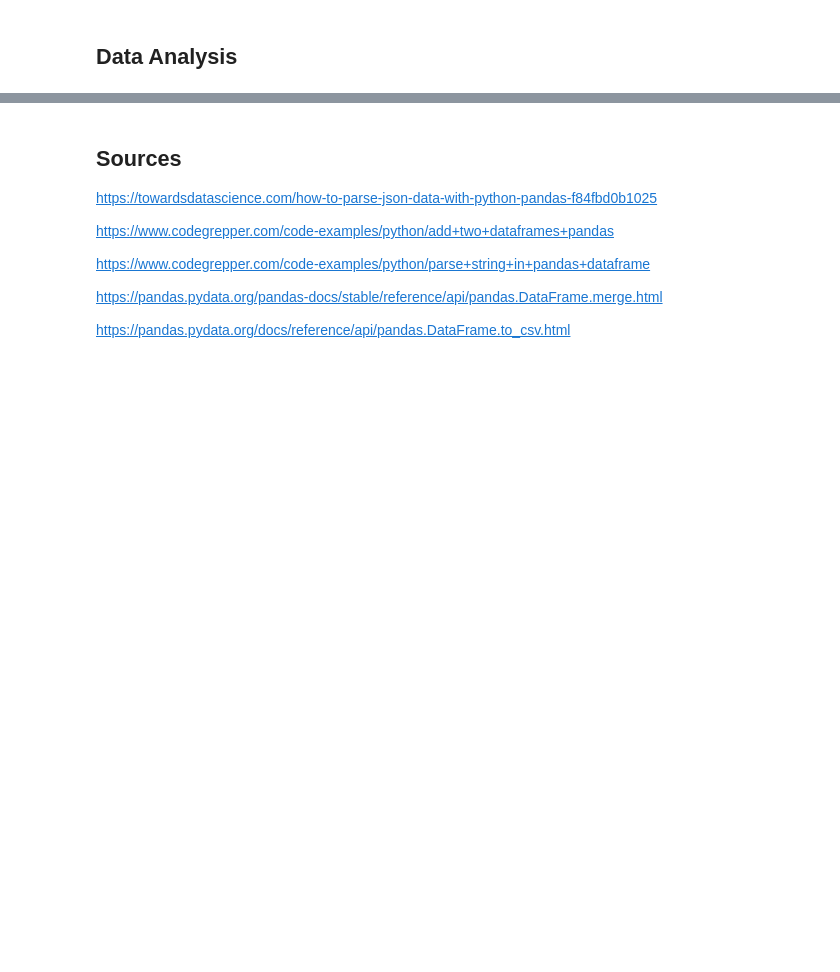
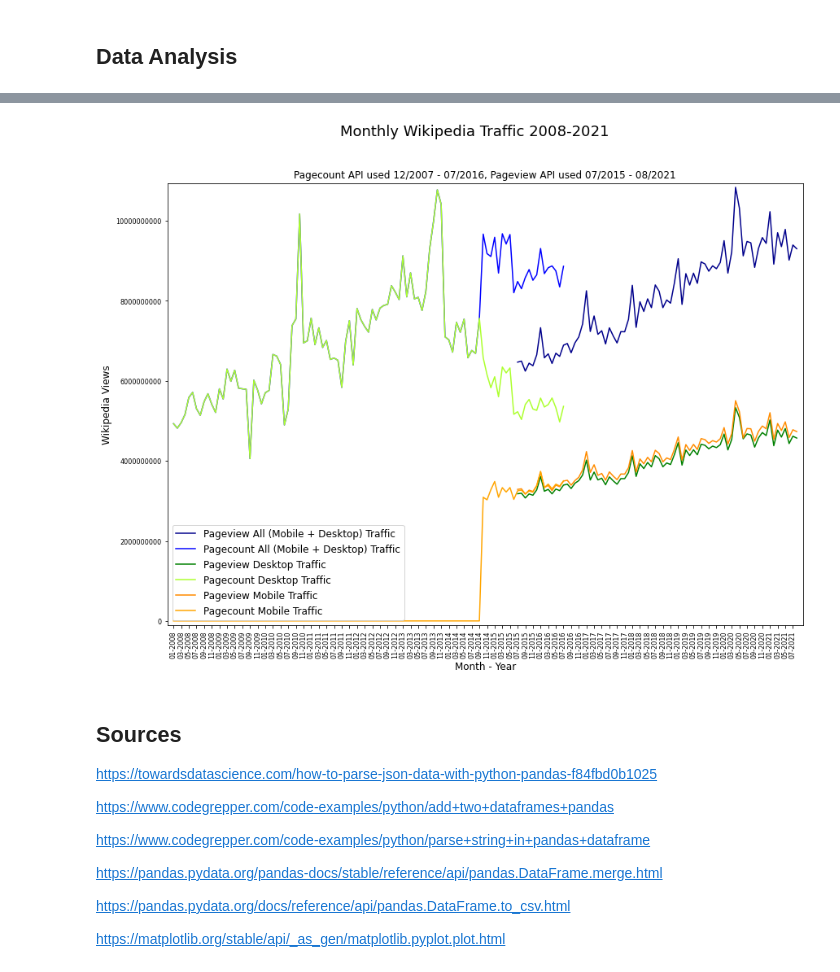
Before and after one commit to aaliyahfiala42/data-512-a1, a Jupyter notebook: hcds-a1-data-curation.ipynb, the cells around one changed output, grey strips where cells are left out. Cells and saved outputs as stored; diff of their text form; code cells hidden in the pictures; blank space fills up the shorter version.

```diff
--- a/hcds-a1-data-curation.ipynb
+++ b/hcds-a1-data-curation.ipynb
@@ -206,8 +215,8 @@ pageviews_mobile_web['views'] = pageviews_mobile_web['views'].fillna(0)
 pageviews_mobile_app['views'] = pageviews_mobile_app['views'].fillna(0)
 pageviews_desktop['views'] = pageviews_desktop['views'].fillna(0)
 
-legacy_mobile['views'] = legacy_mobile['views'].fillna(0)
-legacy_desktop['views'] = legacy_desktop['views'].fillna(0)
+legacy_mobile['count'] = legacy_mobile['count'].fillna(0)
+legacy_desktop['count'] = legacy_desktop['count'].fillna(0)
 # %%
 #removing the following fields as they are not needed for further analysis: agent, granularity, project, and access
 pageviews_mobile_web = pageviews_mobile_web.drop(['agent', 'granularity', 'project', 'access'], axis = 1)
@@ -416,3 +390,48 @@ all_wiki_views.to_csv('en-wikipedia_traffic_200712-202108.csv')
+# %%
+#combining month and year for plot
+all_wiki_views['date'] = all_wiki_views['month'].map(str)+ '-' + all_wiki_views['year'].map(str)
+all_wiki_views['date'] = pd.to_datetime(all_wiki_views['date'], format='%m-%Y').dt.strftime('%m-%Y')
+# %%
+#sorting views by dates for visualization
+all_wiki_views = all_wiki_views.sort_values(by = ['year', 'month'])
+# %%
+#creating visualization
+plt.figure(figsize=(14, 10))
+
+#change font sizes for better visibility
+plt.rc('font', size=12)
+plt.rc('axes', titlesize=12)
+plt.rc('axes', labelsize=12)
+plt.rc('xtick', labelsize=8)
+plt.rc('ytick', labelsize=8)
+plt.rc('legend', fontsize=12)
+plt.rc('figure', titlesize=18)
+
+#plot each line
+plt.plot(all_wiki_views['date'], all_wiki_views['pageview_all_views'], label = 'Pageview All (Mobile + Desktop) Traffic', linestyle = 'solid', color = 'darkblue')
+plt.plot(all_wiki_views['date'], all_wiki_views['pagecount_all_views'], label = 'Pagecount All (Mobile + Desktop) Traffic', linestyle = 'solid', color = 'blue')
+
+plt.plot(all_wiki_views['date'], all_wiki_views['pageview_desktop_views'], label = 'Pageview Desktop Traffic', linestyle = 'solid', color = 'green')
+plt.plot(all_wiki_views['date'], all_wiki_views['pagecount_desktop_views'], label = 'Pagecount Desktop Traffic', linestyle = 'solid', color = 'greenyellow')
+
+plt.plot(all_wiki_views['date'], all_wiki_views['pageview_mobile_views'], label = 'Pageview Mobile Traffic', linestyle = 'solid', color = 'darkorange')
+plt.plot(all_wiki_views['date'], all_wiki_views['pagecount_mobile_views'], label = 'Pagecount Mobile Traffic', linestyle = 'solid', color = 'orange')
+
+#give everything a label
+plt.legend()
+plt.suptitle('Monthly Wikipedia Traffic 2008-2021')
+plt.title('Pagecount API used 12/2007 - 07/2016, Pageview API used 07/2015 - 08/2021')
+plt.ylabel('Wikipedia Views')
+plt.xlabel('Month - Year')
+
+#format axises for better legibilty
+plt.ticklabel_format(axis = 'y', style = 'plain') #remove scientific notation
+plt.xticks(all_wiki_views['date'][::2],  rotation= 90) # rotate and display every other month label
+plt.margins(0.01) #add margins
+
+plt.show()
+# %% [output]
+[figure, added]
 # %% [markdown]
 ## Sources
 
@@ -425,3 +444,5 @@ https://www.codegrepper.com/code-examples/python/parse+string+in+pandas+datafram
 https://pandas.pydata.org/pandas-docs/stable/reference/api/pandas.DataFrame.merge.html
 
 https://pandas.pydata.org/docs/reference/api/pandas.DataFrame.to_csv.html
+
+https://matplotlib.org/stable/api/_as_gen/matplotlib.pyplot.plot.html
```
Also changed, not shown: parts of 18 cells of this notebook, 2 other files.
